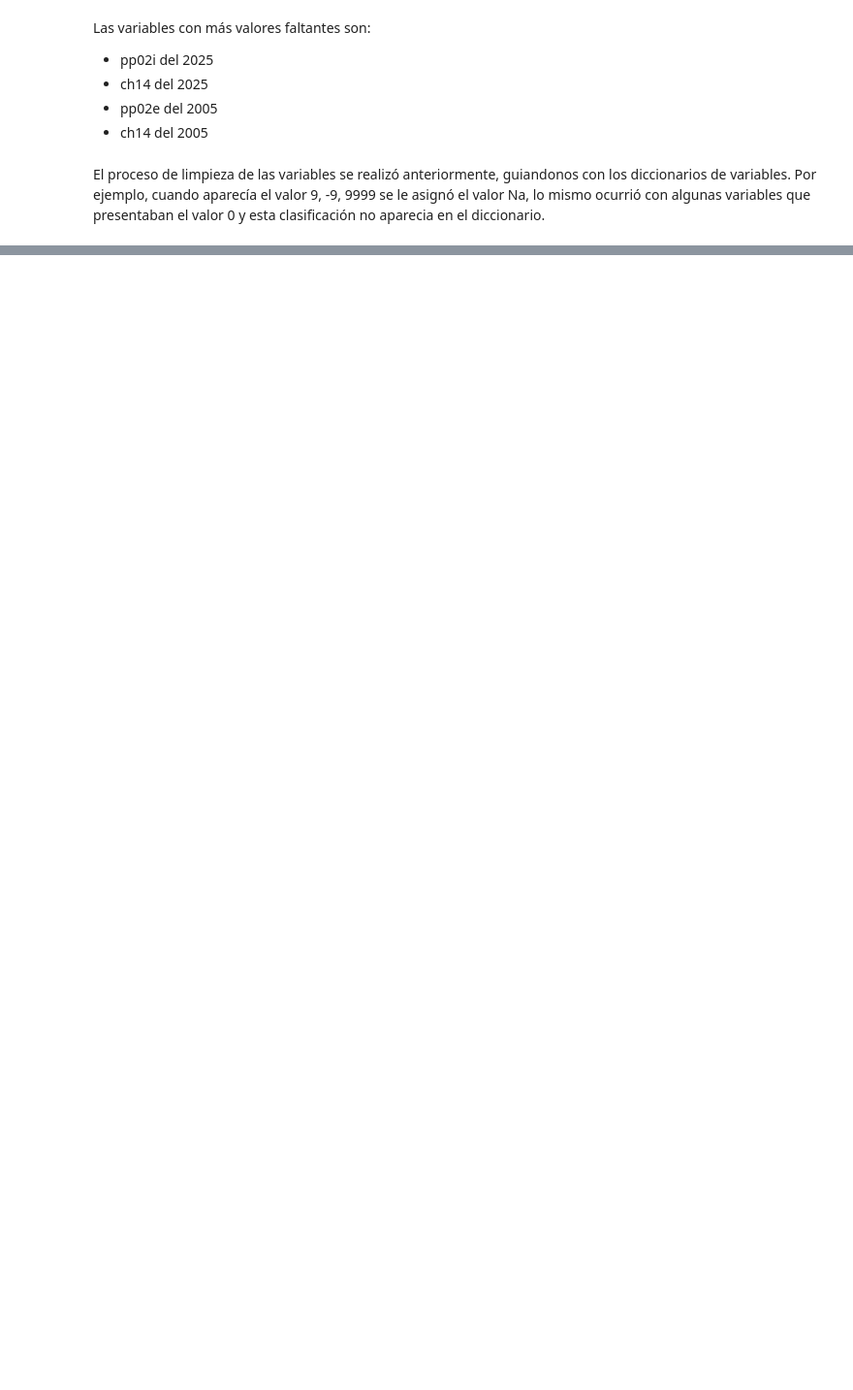
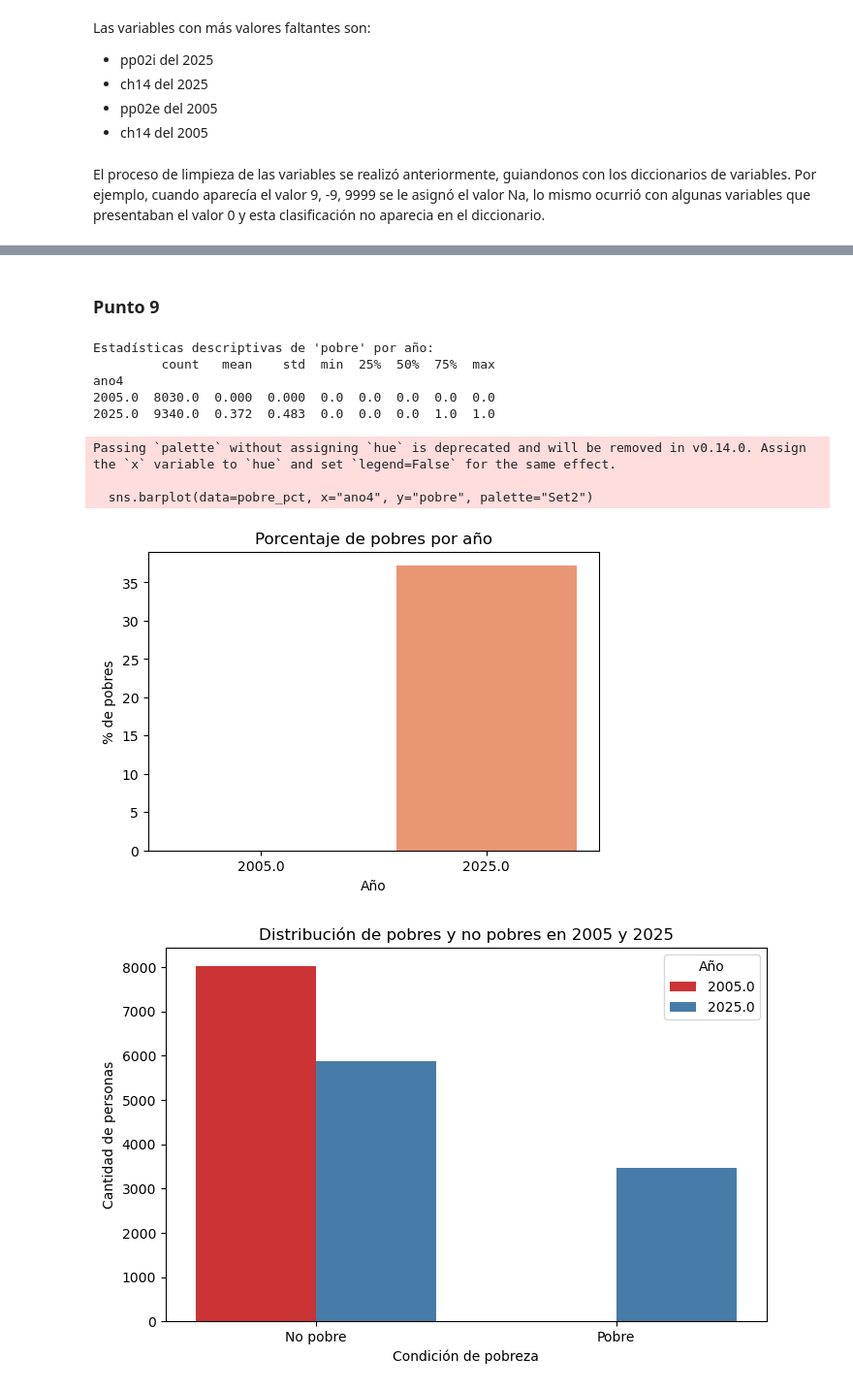
Before and after one commit to caterinawalker/Ciencia-de-Datos, a Jupyter notebook: coding (2).ipynb, the cells around one changed output, grey strips where cells are left out. Shown: that part at 97% size. Cells and saved outputs as stored; diff of their text form; code cells hidden in the pictures; blank space fills up the shorter version.

```diff
--- a/coding (2).ipynb
+++ b/coding (2).ipynb
@@ -876,0 +1337,19 @@ ValueError: could not convert string to float: 'Sin instrucción'
+# %%
+# Asegurar tipos
+respondieron["ipcf"] = pd.to_numeric(respondieron["ipcf"], errors="coerce")
+respondieron["ingreso_necesario"] = pd.to_numeric(respondieron["ingreso_necesario"], errors="coerce")
+
+# Variable pobre (proxy con ipcf, ver nota metodológica)
+respondieron["pobre"] = (respondieron["ipcf"] < respondieron["ingreso_necesario"]).astype(int)
+
+# Conteo por año (denominador = cantidad con ipcf válido en 'respondieron')
+res = (respondieron
+       .dropna(subset=["ipcf","ingreso_necesario"])
+       .groupby("ano4")
+       .agg(n_pobres=("pobre","sum"),
+            n_obs=("pobre","size"))
+       .reset_index())
+res["pct_pobres"] = (res["n_pobres"] / res["n_obs"] * 100).round(2)
+
+print("Pobreza (conteo y % sobre la muestra con ipcf válido):")
+print(res)
@@ -876,0 +1361,42 @@ ValueError: could not convert string to float: 'Sin instrucción'
+# %% [markdown]
+### **Punto 9**
+# %%
+import seaborn as sns
+import matplotlib.pyplot as plt
+
+# --- Tabla descriptiva ---
+desc_pobre = respondieron.groupby("ano4")["pobre"].describe().round(3)
+print("Estadísticas descriptivas de 'pobre' por año:")
+print(desc_pobre)
+
+# --- Gráfico 1: Barras con % de pobres por año ---
+pobre_pct = respondieron.groupby("ano4")["pobre"].mean().reset_index()
+pobre_pct["pobre"] = pobre_pct["pobre"] * 100
+
+plt.figure(figsize=(6,4))
+sns.barplot(data=pobre_pct, x="ano4", y="pobre", palette="Set2")
+plt.ylabel("% de pobres")
+plt.xlabel("Año")
+plt.title("Porcentaje de pobres por año")
+plt.show()
+
+# --- Gráfico 2: Countplot pobreza (0=No pobre, 1=Pobre) por año ---
+plt.figure(figsize=(8,5))
+sns.countplot(data=respondieron, x="pobre", hue="ano4", palette="Set1")
+plt.xticks([0,1], ["No pobre", "Pobre"])
+plt.xlabel("Condición de pobreza")
+plt.ylabel("Cantidad de personas")
+plt.title("Distribución de pobres y no pobres en 2005 y 2025")
+plt.legend(title="Año")
+plt.show()
+# %% [output]
+Estadísticas descriptivas de 'pobre' por año:
+         count   mean    std  min  25%  50%  75%  max
+ano4
+2005.0  8030.0  0.000  0.000  0.0  0.0  0.0  0.0  0.0
+2025.0  9340.0  0.372  0.483  0.0  0.0  0.0  1.0  1.0
+Passing `palette` without assigning `hue` is deprecated and will be removed in v0.14.0. Assign the `x` variable to `hue` and set `legend=False` for the same effect.
+
+  sns.barplot(data=pobre_pct, x="ano4", y="pobre", palette="Set2")
+[figure, added]
+[figure, added]
```
Also changed, not shown: parts of 38 cells of this notebook.
